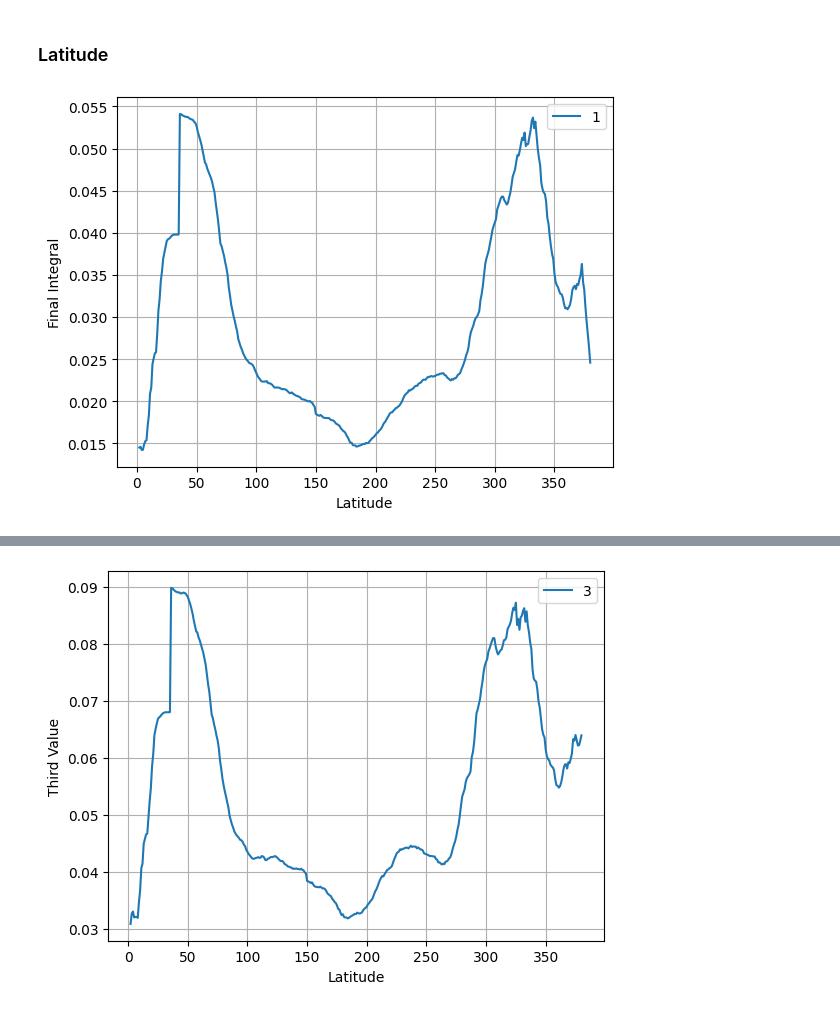
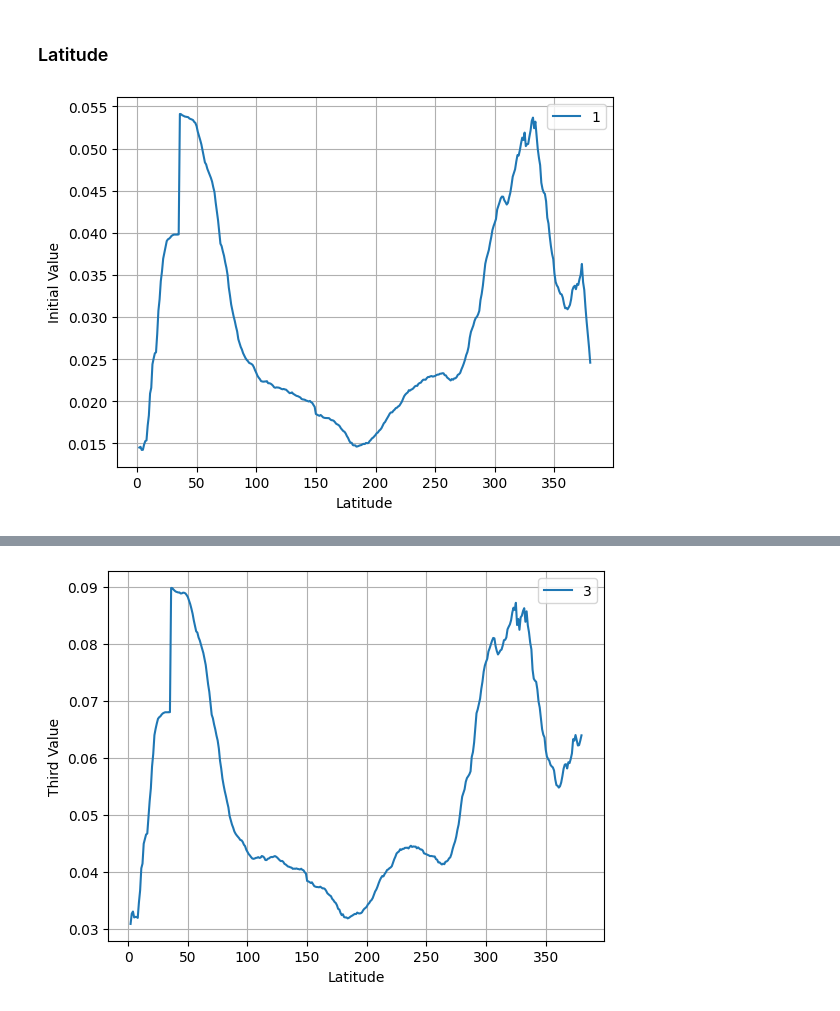
Before and after one commit to junsu489/cworthy, a Jupyter notebook: notebook/eda.ipynb, the cells around one changed output, grey strips where cells are left out. Drawn from its saved outputs; the diff is of its cells as text; code cells hidden in the pictures.

```diff
--- a/notebook/eda.ipynb
+++ b/notebook/eda.ipynb
@@ -113,7 +119,7 @@ plt.show()
 # %%
 oae_df.iloc[0].groupby("nlat").mean().plot(legend=True, grid=True)
 plt.xlabel("Latitude")
-plt.ylabel("Final Integral")
+plt.ylabel("Initial Value")
 plt.show()
 # %% [output]
-[figure, old version]
+[figure, new version]
```
Also changed, not shown: parts of 5 cells of this notebook.
